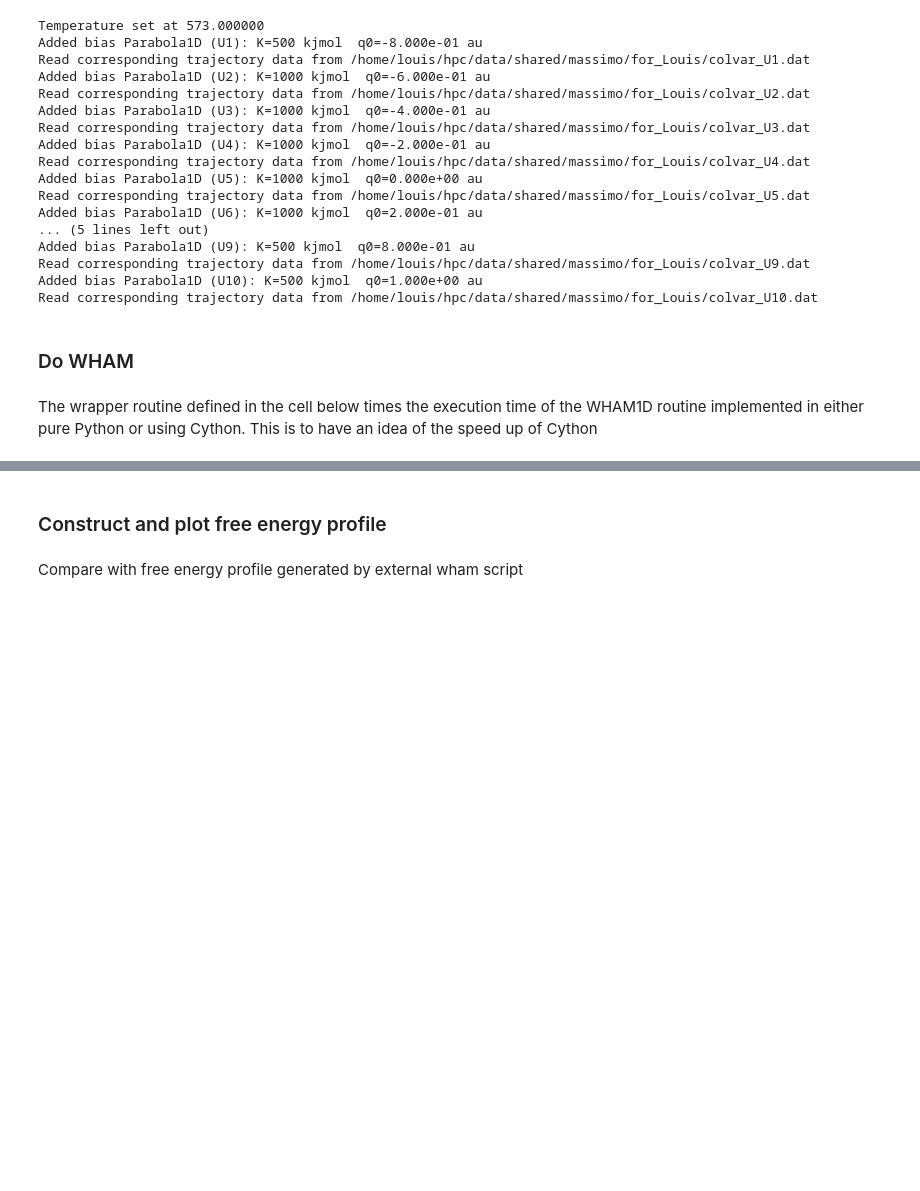
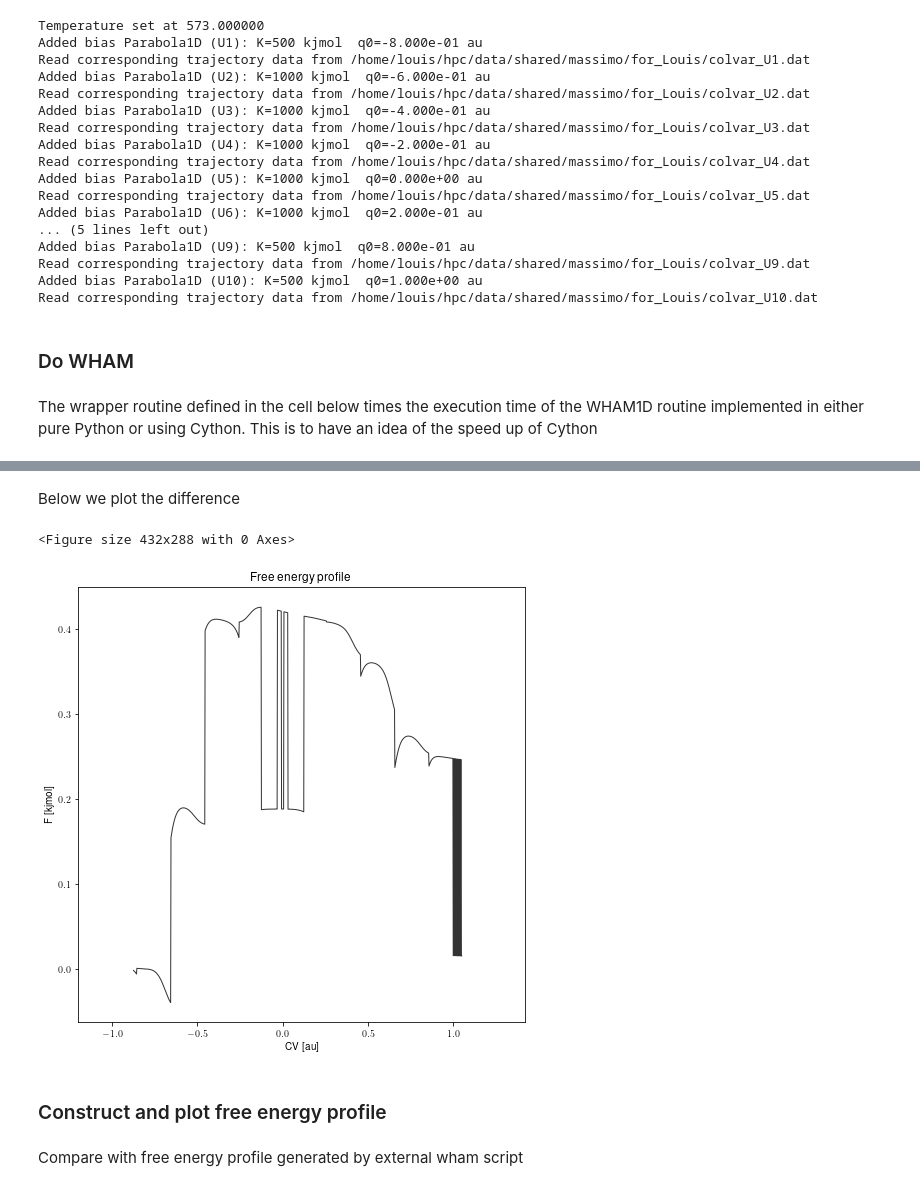
Before and after one commit to molmod/ThermoLIB, a Jupyter notebook: examples/WHAM/wham.ipynb, the cells around one changed output, grey strips where cells are left out. Saved outputs shown, nothing was run; the diff lists cells and outputs as text; code cells hidden in the pictures; blank space fills up the shorter version.

```diff
--- a/examples/WHAM/wham.ipynb
+++ b/examples/WHAM/wham.ipynb
@@ -82,3 +88,11 @@ plot_feps('feps_compare_cython.png', [fep_f,fep_f_c], labels=['Python', 'Cython'
+# %% [markdown]
+Below we plot the difference
+# %%
+fep = BaseFreeEnergyProfile(fep_f.cvs.copy(), fep_f_c.fs-fep_f.fs, fep_f.T)
+fep.plot('fep.png')
+# %% [output]
+<Figure size 432x288 with 0 Axes>
+[figure, added]
 # %% [markdown]
 ### Construct and plot free energy profile
 # %%
```
Also changed, not shown: parts of 3 cells of this notebook, 5 other files.
